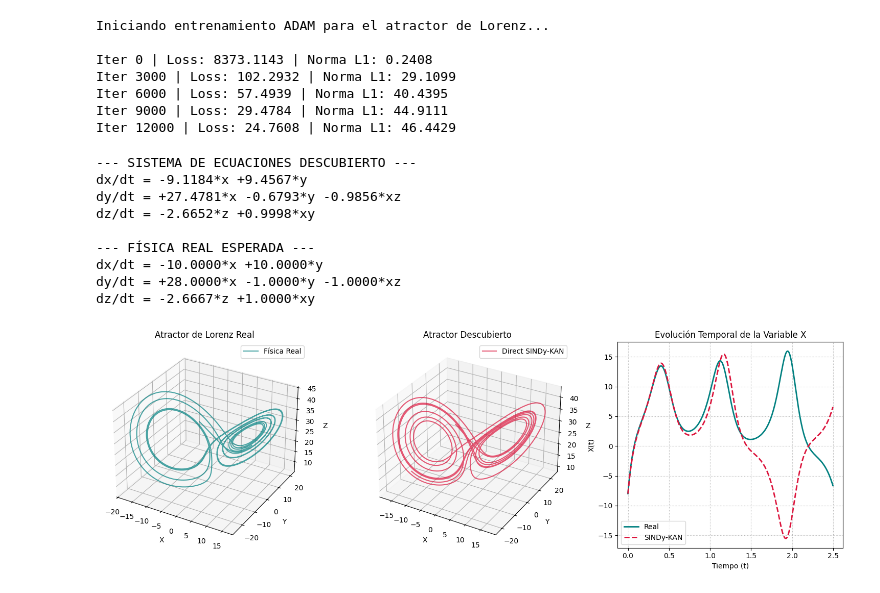
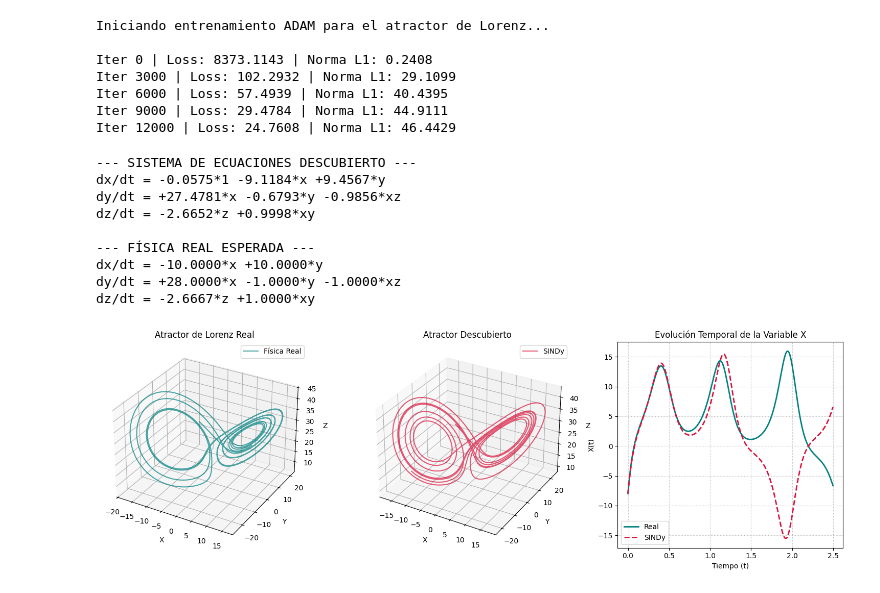
Before and after one commit to Pedro-Solla/Practicas-Python, a Jupyter notebook: Lorenz_KAN.ipynb, the cells around one changed output. Cells and saved outputs as stored; diff of their text form; code cells hidden in the pictures.

```diff
--- a/Lorenz_KAN.ipynb
+++ b/Lorenz_KAN.ipynb
@@ -105,7 +106,7 @@ Iter 12000 | Loss: 24.7608 | Norma L1: 46.4429
 # %%
 #UMBRAL SECUENCIAL
 Xi_final = Xi.detach().clone()
-umbral = 0.5  # Borramos todo coeficiente menor a 0.5
+umbral = 0.05  # Borramos todo coeficiente menor a 0.5
 Xi_final[Xi_final.abs() < umbral] = 0.0
 # %%
 # RESULTADOS
@@ -131,7 +132,7 @@ print("dy/dt = +28.0000*x -1.0000*y -1.0000*xz")
 print("dz/dt = -2.6667*z +1.0000*xy")
 # %% [output]
 --- SISTEMA DE ECUACIONES DESCUBIERTO ---
-dx/dt = -9.1184*x +9.4567*y
+dx/dt = -0.0575*1 -9.1184*x +9.4567*y
 dy/dt = +27.4781*x -0.6793*y -0.9856*xz
 dz/dt = -2.6652*z +0.9998*xy
 
@@ -163,33 +162,33 @@ fig = plt.figure(figsize=(15, 5))
 
 # Gráfica 1: Atractor Real
 ax1 = fig.add_subplot(131, projection='3d')
 ax1.plot(X_data_np[:, 0], X_data_np[:, 1], X_data_np[:, 2], color='teal', alpha=0.7, label='Física Real')
 ax1.set_title("Atractor de Lorenz Real")
 ax1.set_xlabel("X")
 ax1.set_ylabel("Y")
 ax1.set_zlabel("Z")
 ax1.legend()
 
 # Gráfica 2: Atractor Descubierto
 ax2 = fig.add_subplot(132, projection='3d')
-ax2.plot(X_descubierto_np[:, 0], X_descubierto_np[:, 1], X_descubierto_np[:, 2], color='crimson', alpha=0.7, label='Direct SINDy-KAN')
+ax2.plot(X_descubierto_np[:, 0], X_descubierto_np[:, 1], X_descubierto_np[:, 2], color='crimson', alpha=0.7, label='SINDy')
 ax2.set_title("Atractor Descubierto")
 ax2.set_xlabel("X")
 ax2.set_ylabel("Y")
 ax2.set_zlabel("Z")
 ax2.legend()
 
 # Gráfica 3: Comparativa temporal de una variable (ej. la componente X)
 ax3 = fig.add_subplot(133)
 ax3.plot(t[:500], X_data_np[:500, 0], color='teal', linestyle='-', label='Real', linewidth=2)
-ax3.plot(t[:500], X_descubierto_np[:500, 0], color='crimson', linestyle='--', label='SINDy-KAN', linewidth=2)
+ax3.plot(t[:500], X_descubierto_np[:500, 0], color='crimson', linestyle='--', label='SINDy', linewidth=2)
 ax3.set_title("Evolución Temporal de la Variable X")
 ax3.set_xlabel("Tiempo (t)")
 ax3.set_ylabel("X(t)")
 ax3.grid(True, linestyle=':')
 ax3.legend()
 
 plt.tight_layout()
 plt.show()
 # %% [output]
-[figure, old version]
+[figure, new version]
```
Also changed, not shown: parts of 6 cells of this notebook, 5 other files.
